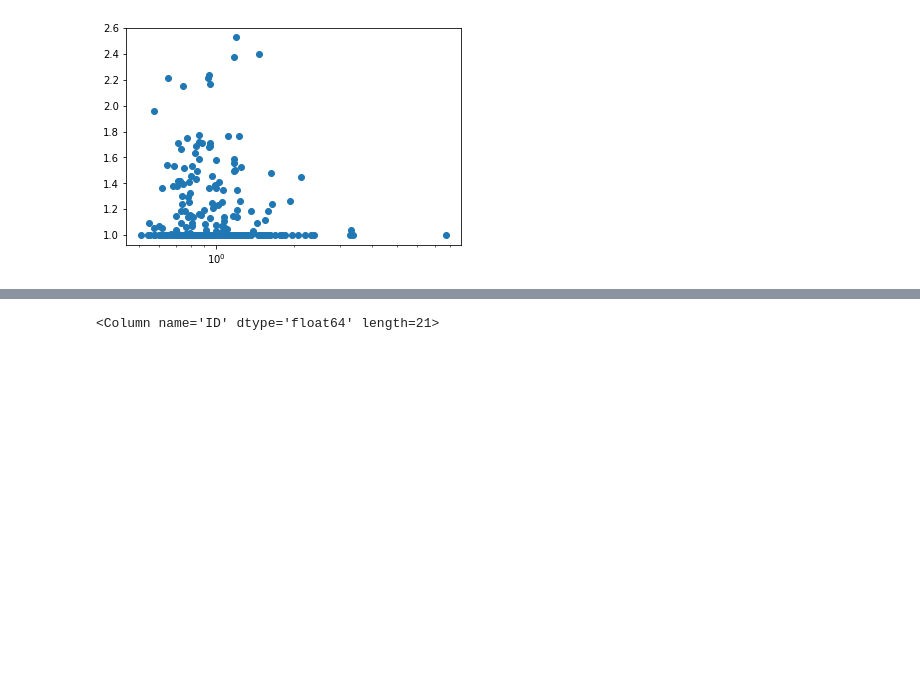
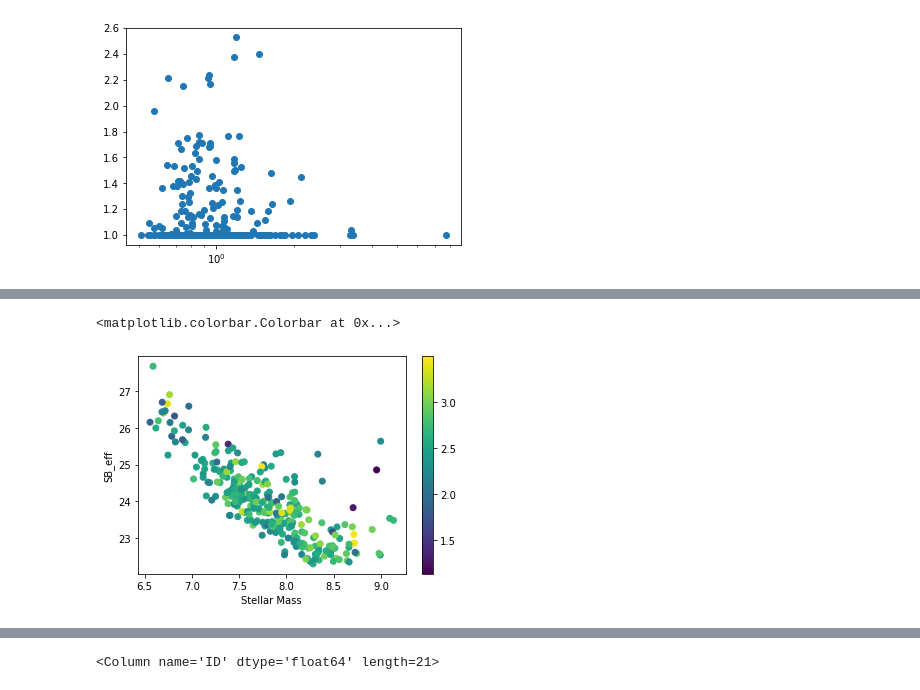
Before and after one commit to AstroJacobLi/kuaizi, a Jupyter notebook: diezi/scarlet_modeling/nsa_sample/NSA-structure-vanilla.ipynb, the cells around one changed output, grey strips where cells are left out. Saved outputs shown, nothing was run; the diff lists cells and outputs as text; code cells hidden in the pictures; blank space fills up the shorter version.

```diff
--- a/diezi/scarlet_modeling/nsa_sample/NSA-structure-vanilla.ipynb
+++ b/diezi/scarlet_modeling/nsa_sample/NSA-structure-vanilla.ipynb
@@ -139,0 +149,11 @@ plt.yscale('log')
+# %%
+plt.scatter(M, meas_cat['SB_eff_circ'][:, 2], c=meas_cat['C'])
+
+
+plt.xlabel('Stellar Mass')
+plt.ylabel('SB_eff')
+
+plt.colorbar()
+# %% [output]
+<matplotlib.colorbar.Colorbar at 0x...>
+[figure, added]
```
Also changed, not shown: parts of 13 cells of this notebook, 1 other file.
